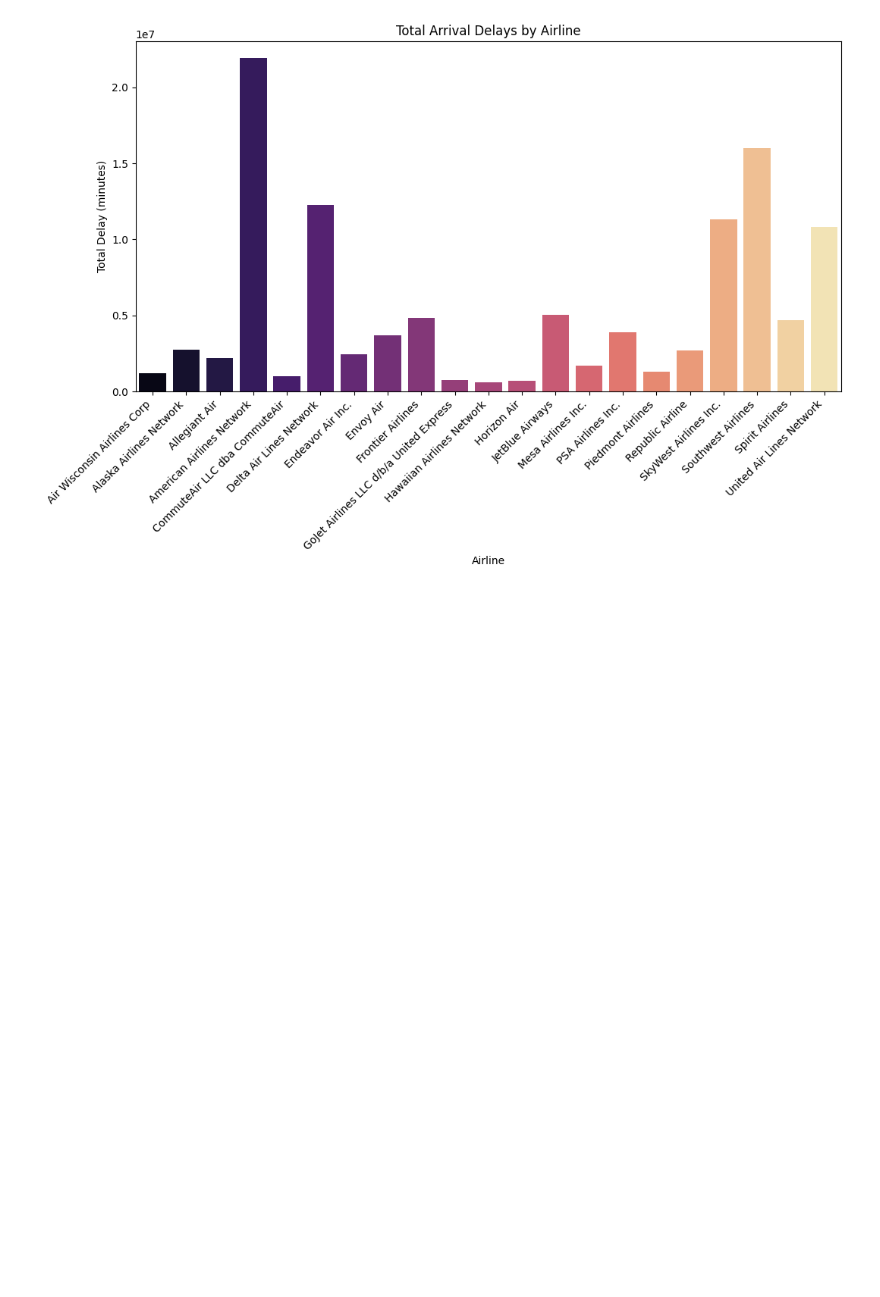
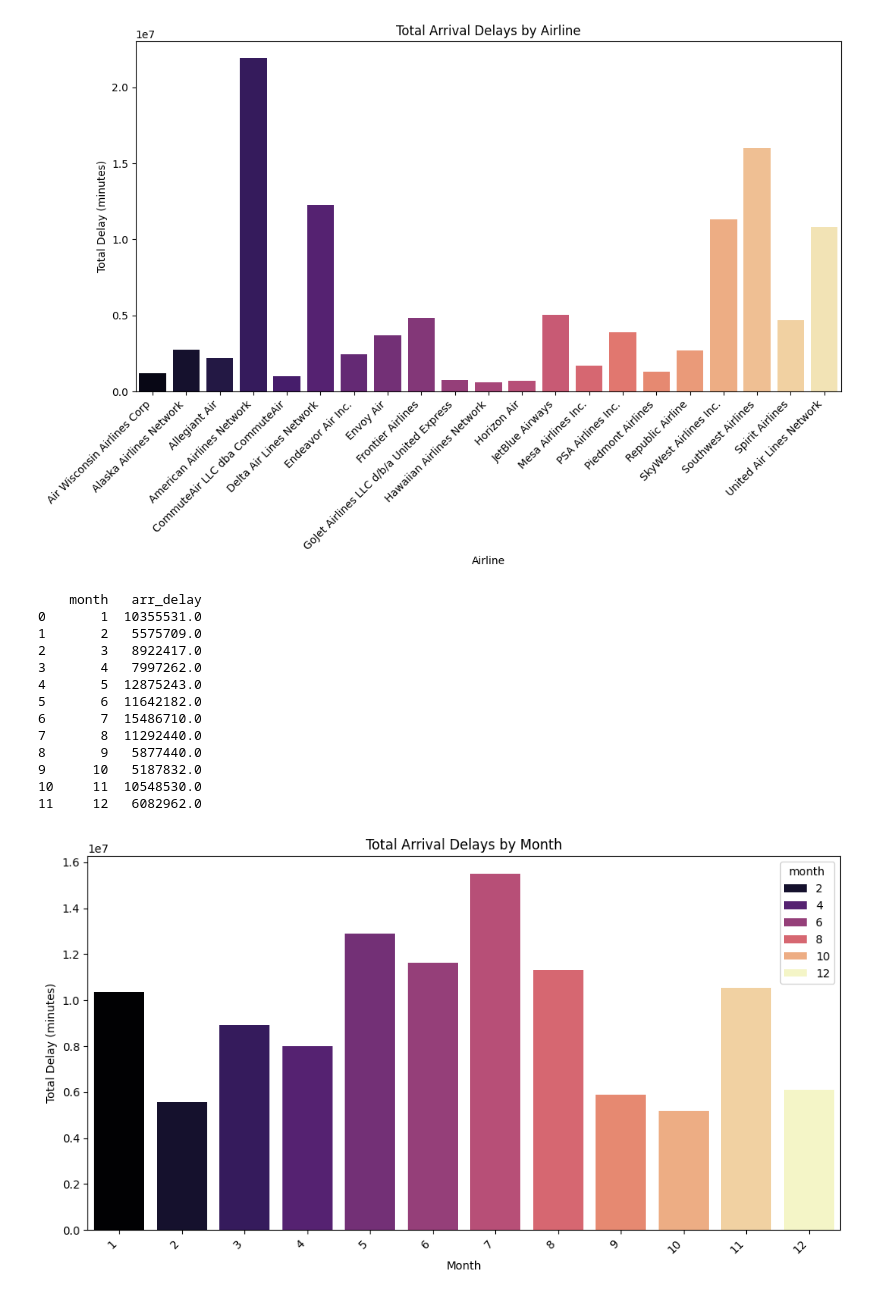
Before and after one commit to juebenjamin/flight-delay-analysis, a Jupyter notebook: notebooks/flight_delays.ipynb, the cells around one changed output. Cells and saved outputs as stored; diff of their text form; code cells hidden in the pictures; blank space fills up the shorter version.

Commit message:
added more graphs

```diff
--- a/notebooks/flight_delays.ipynb
+++ b/notebooks/flight_delays.ipynb
@@ -62,3 +62,29 @@ plt.show()
 19                          Spirit Airlines   4687057.0
 20                 United Air Lines Network  10809236.0
 [figure]
+# %%
+df = pd.read_csv(data_path)
+df_month_delay = df.groupby("month")["arr_delay"].sum().reset_index()
+print(df_month_delay)
+plt.figure(figsize=(12, 6))
+sns.barplot(data=df_month_delay, x="month", y="arr_delay", hue="month", palette="magma")
+plt.xticks(rotation=45, ha="right")
+plt.title("Total Arrival Delays by Month")
+plt.xlabel("Month")
+plt.ylabel("Total Delay (minutes)")
+plt.show()
+# %% [output]
+    month   arr_delay
+0       1  10355531.0
+1       2   5575709.0
+2       3   8922417.0
+3       4   7997262.0
+4       5  12875243.0
+5       6  11642182.0
+6       7  15486710.0
+7       8  11292440.0
+8       9   5877440.0
+9      10   5187832.0
+10     11  10548530.0
+11     12   6082962.0
+[figure, added]
```
Also changed, not shown: parts of 3 cells of this notebook.
